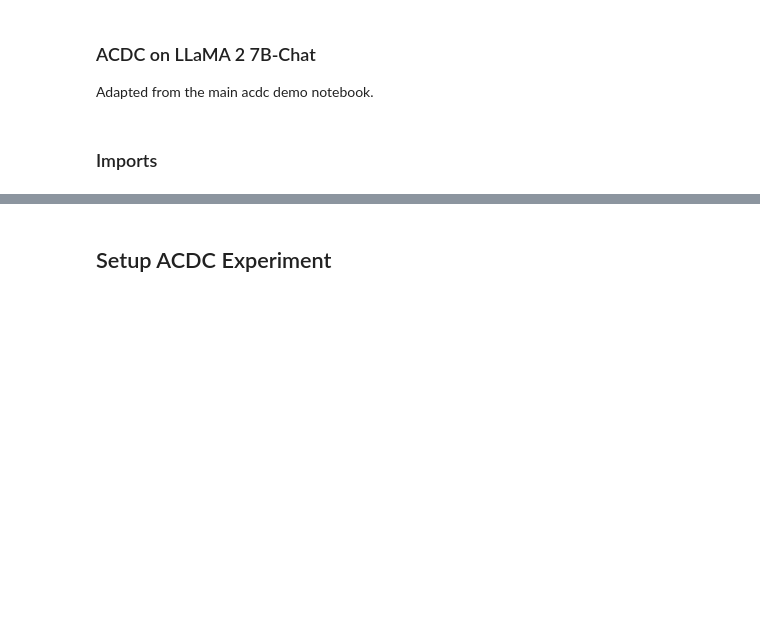
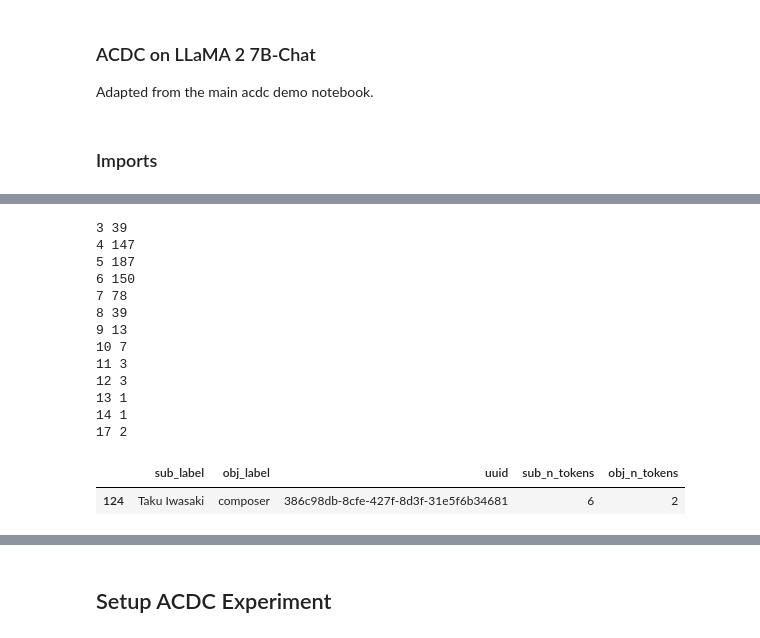
Before and after one commit to ed1d1a8d/pii-acdc, a Jupyter notebook: notebooks/colabs/acdc-llama2.ipynb, the cells around one changed output, grey strips where cells are left out. Drawn from its saved outputs; the diff is of its cells as text; code cells hidden in the pictures; blank space fills up the shorter version.

```diff
--- a/notebooks/colabs/acdc-llama2.ipynb
+++ b/notebooks/colabs/acdc-llama2.ipynb
@@ -106,0 +182,21 @@ Loaded pretrained model meta-llama/Llama-2-7b-chat-hf into HookedTransformer
+# %%
+for n in sorted(df.sub_n_tokens.unique()):
+    print(n, len(df.query("obj_n_tokens == 2 & sub_n_tokens == @n")))
+
+df.query("sub_label == 'Taku Iwasaki'")
+# %% [output]
+3 39
+4 147
+5 187
+6 150
+7 78
+8 39
+9 13
+10 7
+11 3
+12 3
+13 1
+14 1
+17 2
+|  | sub_label | obj_label | uuid | sub_n_tokens | obj_n_tokens |
+| 124 | Taku Iwasaki | composer | 386c98db-8cfe-427f-8d3f-31e5f6b34681 | 6 | 2 |
```
Also changed, not shown: parts of 19 cells of this notebook, 2 other files.
